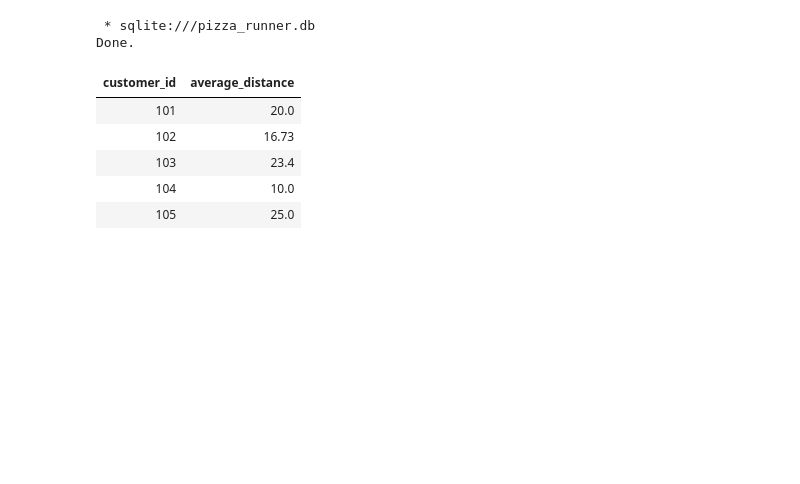
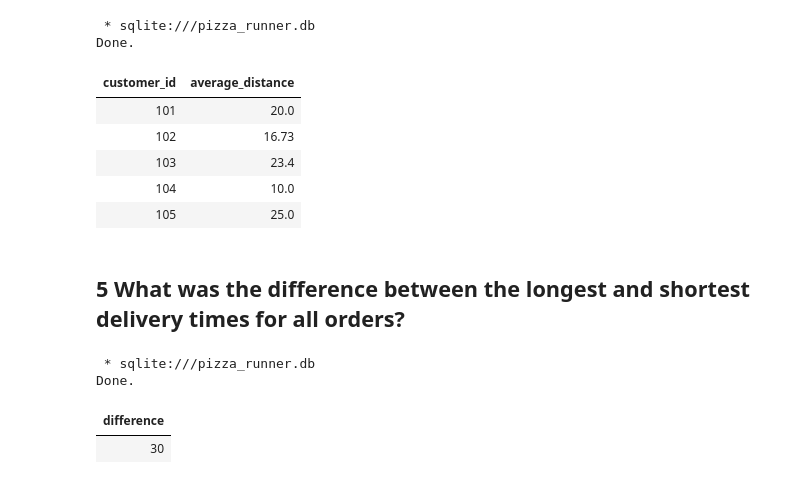
Before and after one commit to Kuziomkin/analytics_case_study, a Jupyter notebook: pizza_runner/pizza_runner_sql.ipynb, the cells around one changed output. Cells and saved outputs as stored; diff of their text form; code cells hidden in the pictures; blank space fills up the shorter version.

```diff
--- a/pizza_runner/pizza_runner_sql.ipynb
+++ b/pizza_runner/pizza_runner_sql.ipynb
@@ -719,3 +719,27 @@ Done.
 | 103 | 23.4 |
 | 104 | 10.0 |
 | 105 | 25.0 |
+# %% [markdown]
+## 5 What was the difference between the longest and shortest delivery times for all orders?
+# %%
+%%sql
+
+WITH delivery_time AS (
+    SELECT
+        order_id
+        , CAST(REPLACE(REPLACE(REPLACE(duration, "minutes", ""), "mins", ""), "minute", "") AS INTEGER) AS duration_min
+    FROM
+        runner_orders
+    WHERE
+        duration_min != 0
+)
+
+SELECT
+    MAX(duration_min) - MIN(duration_min) AS difference
+FROM
+    delivery_time
+# %% [output]
+ * sqlite:///pizza_runner.db
+Done.
+| difference |
+| 30 |
```
